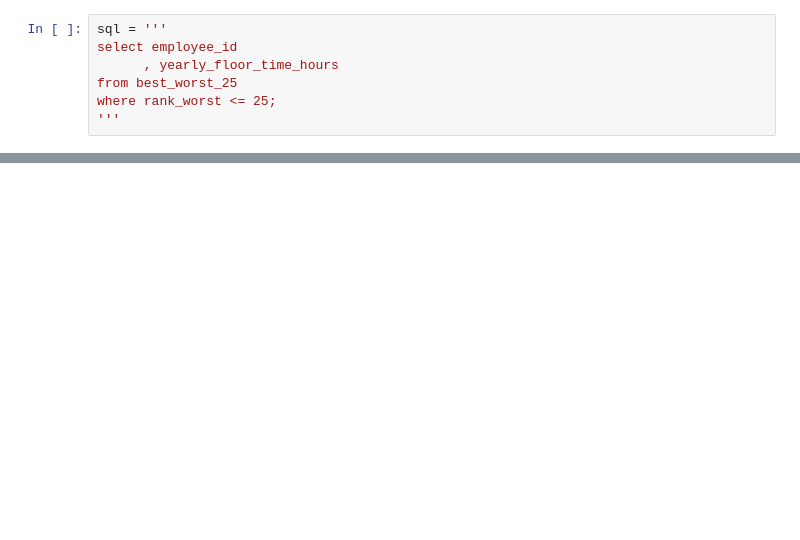
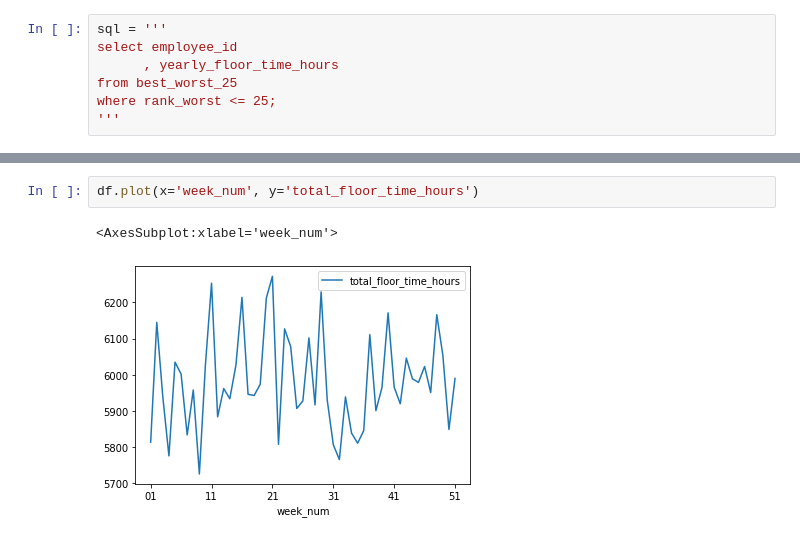
Before and after one commit to CornyhorseProjects/ZionsSample, a Jupyter notebook: clock_in_report.ipynb, the cells around one changed output, grey strips where cells are left out. Saved outputs shown, nothing was run; the diff lists cells and outputs as text; blank space fills up the shorter version.

```diff
--- a/clock_in_report.ipynb
+++ b/clock_in_report.ipynb
@@ -147,0 +178,5 @@ where rank_worst <= 25;
+# %%
+df.plot(x='week_num', y='total_floor_time_hours')
+# %% [output]
+<AxesSubplot:xlabel='week_num'>
+[figure, added]
```
Also changed, not shown: parts of 14 cells of this notebook, 2 other files.
